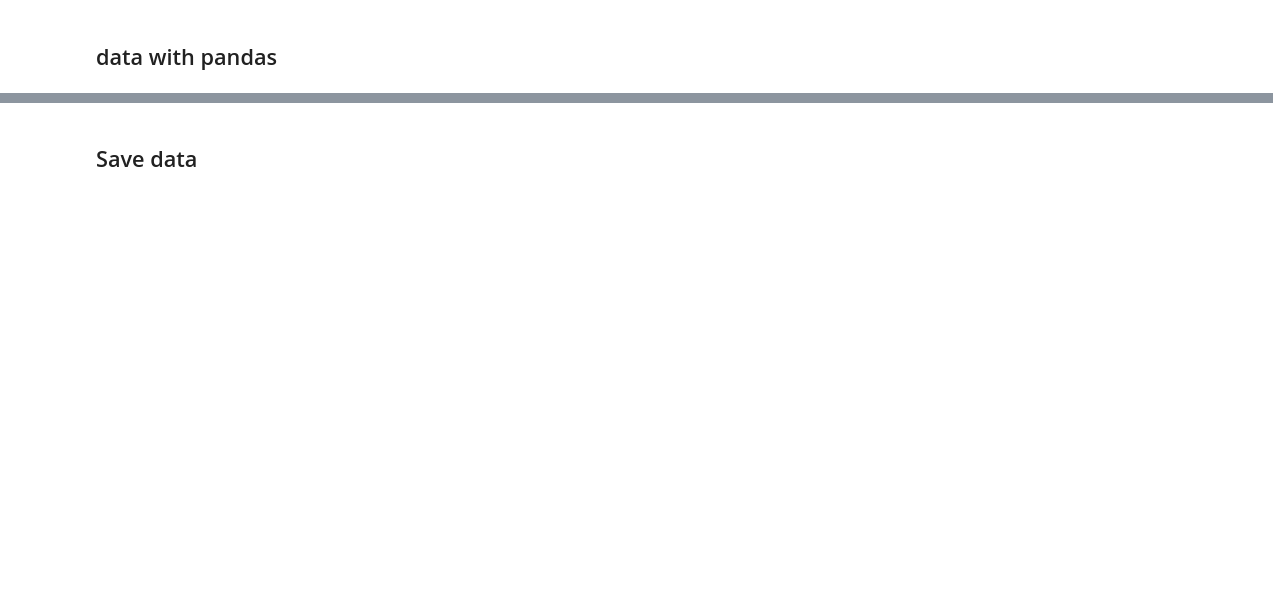
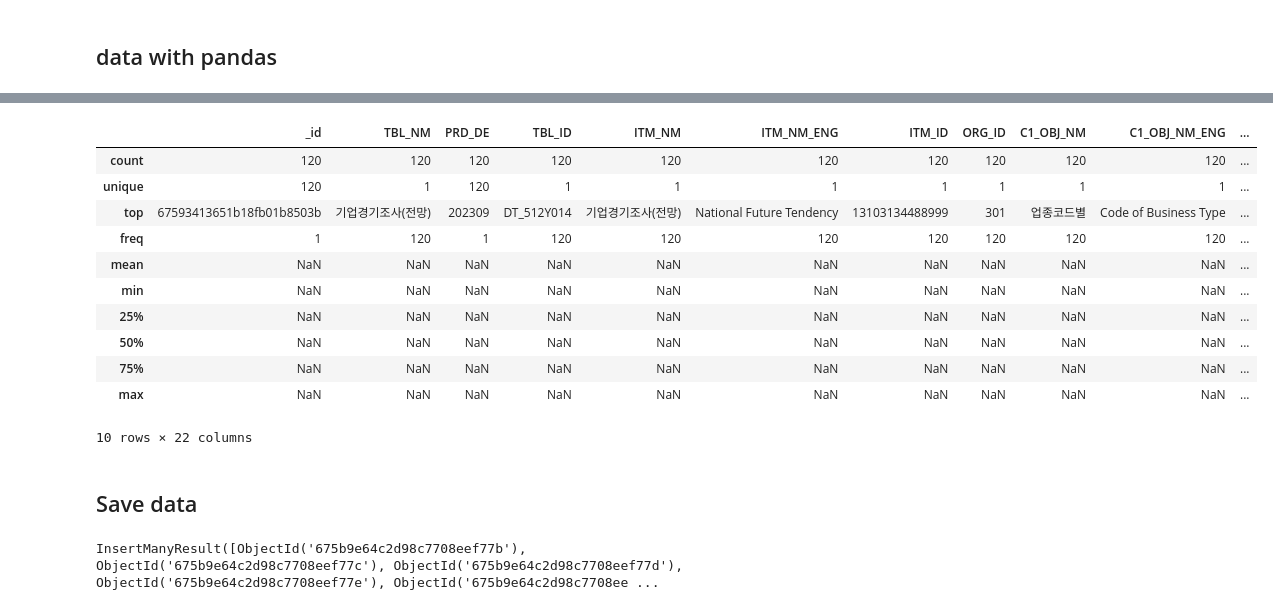
Before and after one commit to Huey-fitpet/study_pandas, a Jupyter notebook: quests/load_db_save.ipynb, the cells around one changed output, grey strips where cells are left out. Drawn from its saved outputs; the diff is of its cells as text; code cells hidden in the pictures; blank space fills up the shorter version.

```diff
--- a/quests/load_db_save.ipynb
+++ b/quests/load_db_save.ipynb
@@ -82,2 +82,6 @@ data_list
 # %% [markdown]
 ## data with pandas
+# %%
+import pandas as pd
+
+df_data = pd.DataFrame(data_list)
@@ -84,3 +108,18 @@ data_list
+# %%
+df_data.describe(include="all")
+# %% [output]
+|  | _id | TBL_NM | PRD_DE | TBL_ID | ITM_NM | ITM_NM_ENG | ITM_ID | ORG_ID | C1_OBJ_NM | C1_OBJ_NM_ENG | ... |
+| count | 120 | 120 | 120 | 120 | 120 | 120 | 120 | 120 | 120 | 120 | ... |
+| unique | 120 | 1 | 120 | 1 | 1 | 1 | 1 | 1 | 1 | 1 | ... |
+| top | 67593413651b18fb01b8503b | 기업경기조사(전망) | 202309 | DT_512Y014 | 기업경기조사(전망) | National Future Tendency | 13103134488999 | 301 | 업종코드별 | Code of Business Type | ... |
+| freq | 1 | 120 | 1 | 120 | 120 | 120 | 120 | 120 | 120 | 120 | ... |
+| mean | NaN | NaN | NaN | NaN | NaN | NaN | NaN | NaN | NaN | NaN | ... |
+| min | NaN | NaN | NaN | NaN | NaN | NaN | NaN | NaN | NaN | NaN | ... |
+| 25% | NaN | NaN | NaN | NaN | NaN | NaN | NaN | NaN | NaN | NaN | ... |
+| 50% | NaN | NaN | NaN | NaN | NaN | NaN | NaN | NaN | NaN | NaN | ... |
+| 75% | NaN | NaN | NaN | NaN | NaN | NaN | NaN | NaN | NaN | NaN | ... |
+| max | NaN | NaN | NaN | NaN | NaN | NaN | NaN | NaN | NaN | NaN | ... |
+10 rows × 22 columns
 # %% [markdown]
 ## Save data
 # %%
@@ -92,0 +132,6 @@ col_target_name = db_name["COL_"]
+# %%
+df_data_without_id = df_data.drop(labels='_id', axis=1)
+data_insert = df_data_without_id.to_dict(orient="records")
+col_target_name.insert_many(data_insert)
+# %% [output]
+InsertManyResult([ObjectId('675b9e64c2d98c7708eef77b'), ObjectId('675b9e64c2d98c7708eef77c'), ObjectId('675b9e64c2d98c7708eef77d'), ObjectId('675b9e64c2d98c7708eef77e'), ObjectId('675b9e64c2d98c7708ee ...
```
Also changed, not shown: parts of 5 cells of this notebook.
